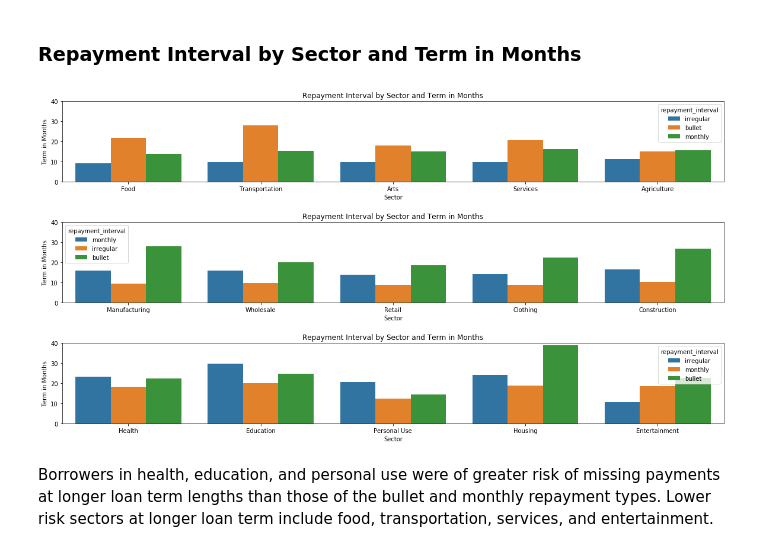
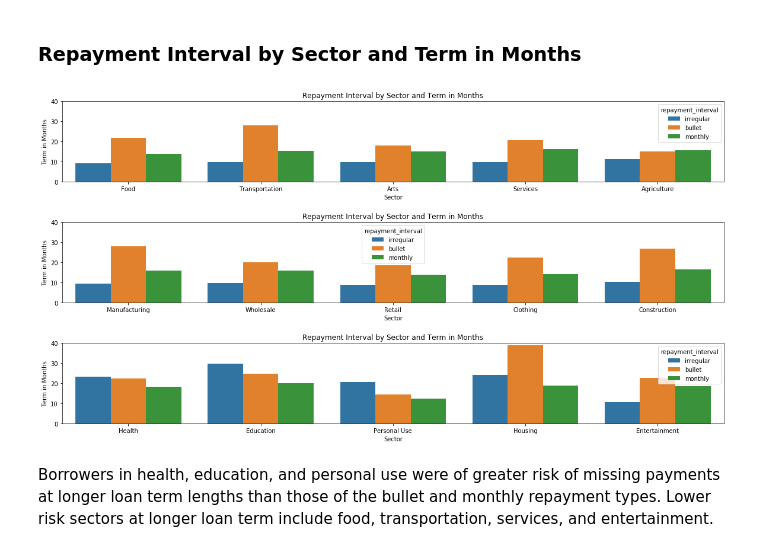
Before and after one commit to ChristopherSJames/kiva_repayment_analysis, a Jupyter notebook: kiva_repayment_analysis.ipynb, the cells around one changed output. Saved outputs shown, nothing was run; the diff lists cells and outputs as text; code cells hidden in the pictures.

```diff
--- a/kiva_repayment_analysis.ipynb
+++ b/kiva_repayment_analysis.ipynb
@@ -268,16 +268,16 @@ hue_order = df['repayment_interval'].unique()
 # %%
 # Repayment interval by sector and term in months.
 fig, ax = plt.subplots(nrows = 3, figsize = [20, 10])
 plt.subplots_adjust(hspace = 0.5)
 for i in range(len(sector_list_split)):
     ax[i] = sb.barplot(data = df[df['sector'].isin(sector_list_split[i])], x = 'sector', y = 'term_in_months',
-                       hue = 'repayment_interval', order = sector_list_split[i], hue_order = hue_order ci = None, ax = ax[i])
+                       hue = 'repayment_interval', order = sector_list_split[i], hue_order = hue_order, ci = None, ax = ax[i])
     ax[i].set_title('Repayment Interval by Sector and Term in Months')
     ax[i].set_xlabel('Sector')
     ax[i].set_ylabel('Term in Months')
     ax[i].set_ylim(0, 40)
 # %% [output]
-[figure, old version]
+[figure, new version]
 # %% [markdown]
 Borrowers in health, education, and personal use were of greater risk of missing payments at longer loan term lengths than those of the bullet and monthly repayment types. Lower risk sectors at longer loan term include food, transportation, services, and entertainment.
 # %% [markdown]
```
Also changed, not shown: parts of 4 cells of this notebook.
